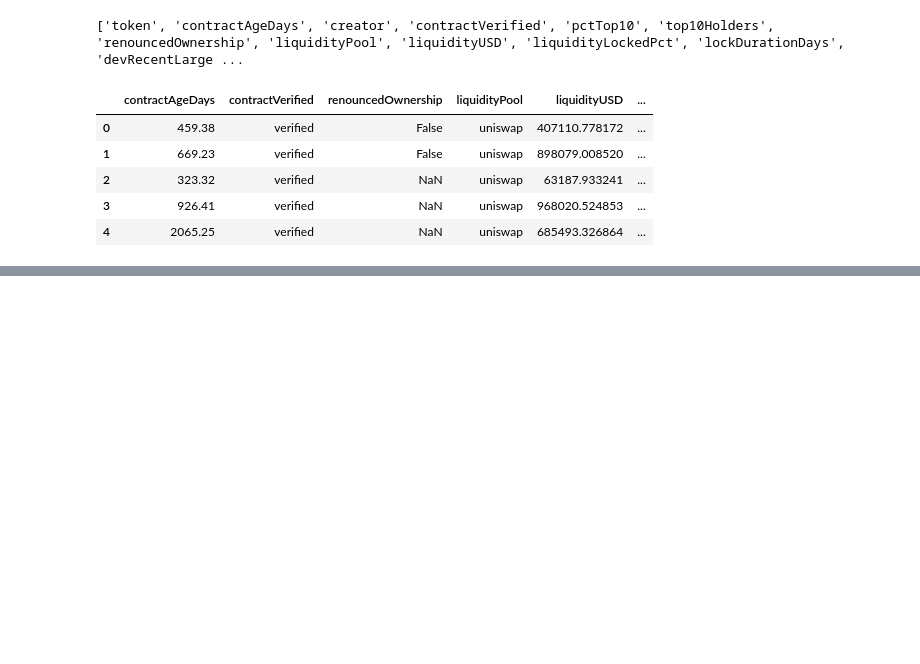
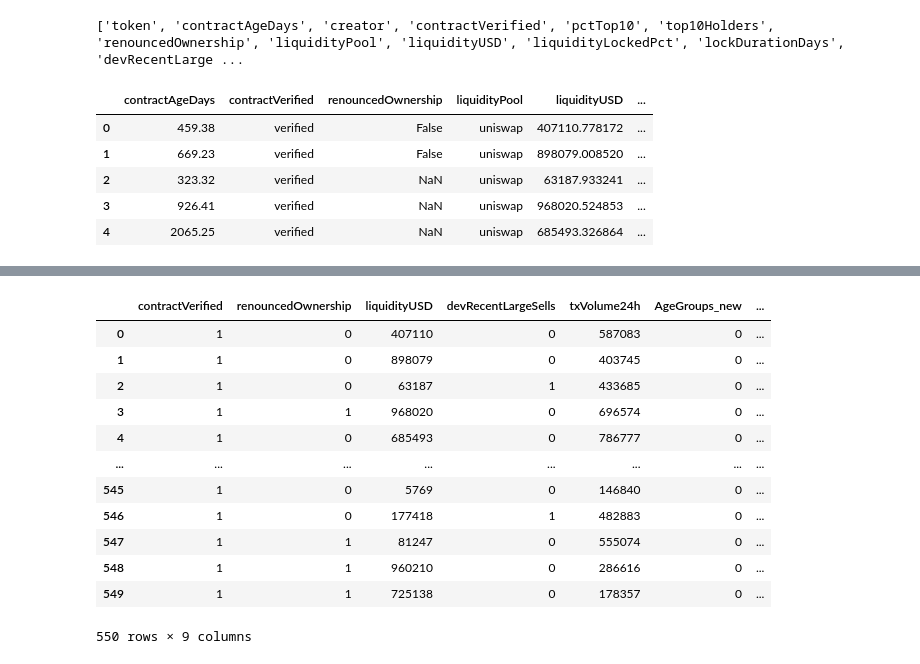
Before and after one commit to LaiTechTinker/Datascinceproject, a Jupyter notebook: Block_intel_onchain.ipynb, the cells around one changed output, grey strips where cells are left out. Cells and saved outputs as stored; diff of their text form; code cells hidden in the pictures; blank space fills up the shorter version.

```diff
--- a/Block_intel_onchain.ipynb
+++ b/Block_intel_onchain.ipynb
@@ -63,0 +153,17 @@ Name: count, dtype: int64
+# %%
+last_df=new_df2.drop(["contractAgeDays"],axis=1)
+last_df
+# %% [output]
+|  | contractVerified | renouncedOwnership | liquidityUSD | devRecentLargeSells | txVolume24h | AgeGroups_new | ... |
+| 0 | 1 | 0 | 407110 | 0 | 587083 | 0 | ... |
+| 1 | 1 | 0 | 898079 | 0 | 403745 | 0 | ... |
+| 2 | 1 | 0 | 63187 | 1 | 433685 | 0 | ... |
+| 3 | 1 | 1 | 968020 | 0 | 696574 | 0 | ... |
+| 4 | 1 | 0 | 685493 | 0 | 786777 | 0 | ... |
+| ... | ... | ... | ... | ... | ... | ... | ... |
+| 545 | 1 | 0 | 5769 | 0 | 146840 | 0 | ... |
+| 546 | 1 | 0 | 177418 | 1 | 482883 | 0 | ... |
+| 547 | 1 | 1 | 81247 | 0 | 555074 | 0 | ... |
+| 548 | 1 | 1 | 960210 | 0 | 286616 | 0 | ... |
+| 549 | 1 | 1 | 725138 | 0 | 178357 | 0 | ... |
+550 rows × 9 columns
```
Also changed, not shown: parts of 13 cells of this notebook.
